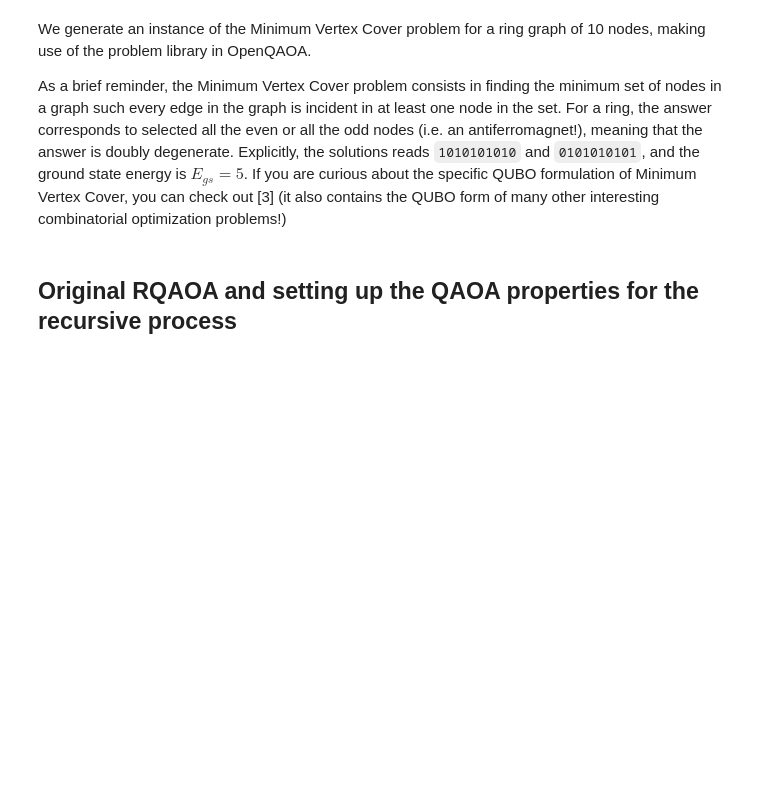
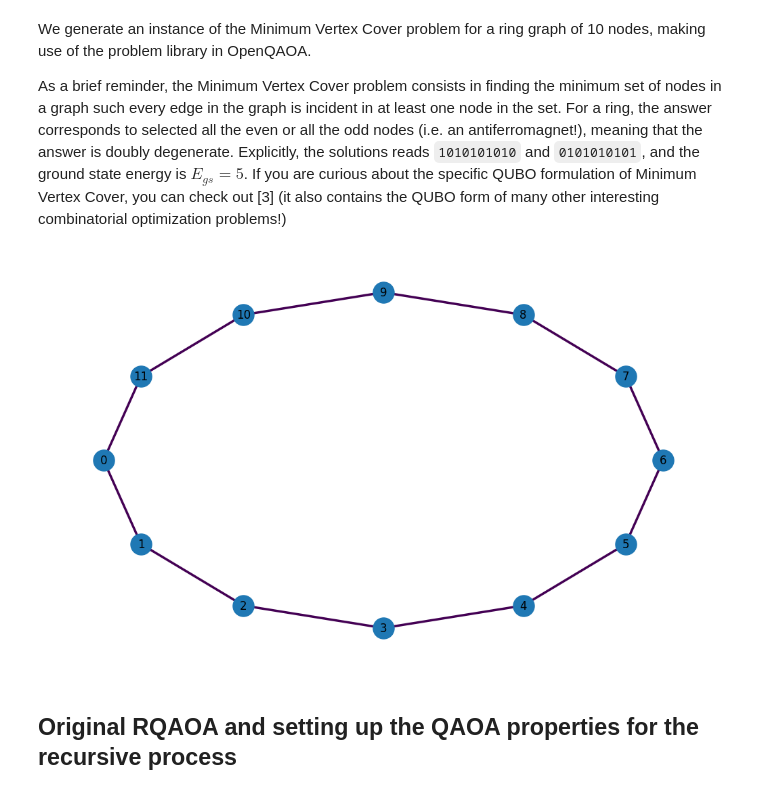
Before and after one commit to kidiki/openqaoa, a Jupyter notebook: examples/09_RQAOA_example.ipynb, the cells around one changed output. Cells and saved outputs as stored; diff of their text form; code cells hidden in the pictures; blank space fills up the shorter version.

```diff
--- a/examples/09_RQAOA_example.ipynb
+++ b/examples/09_RQAOA_example.ipynb
@@ -49,17 +49,20 @@ We generate an instance of the Minimum Vertex Cover problem for a ring graph of
 As a brief reminder, the Minimum Vertex Cover problem consists in finding the minimum set of nodes in a graph such every edge in the graph is incident in at least one node in the set. For a ring, the answer corresponds to selected all the even or all the odd nodes (i.e. an antiferromagnet!), meaning that the answer is doubly degenerate. Explicitly, the solutions reads ``1010101010`` and ``0101010101``, and the ground state energy is $E_{gs} = 5$. If you are curious about the specific QUBO formulation of Minimum Vertex Cover, you can check out [3] (it also contains the QUBO form of many other interesting combinatorial optimization problems!)
 # %%
 # Number of qubits
-n_qubits = 10
+n_qubits = 12
 
 # Ring graph
 G = nx.circulant_graph(n_qubits,[1])
+plot_graph(G)
 
 # Minimum vertex cover parameters
 field = 1.0
 penalty = 10
 
 # Define problem instance
 vc = MinimumVertexCover(G,field = field,penalty = penalty).get_qubo_problem()
+# %% [output]
+[figure, added]
 # %% [markdown]
 ## Original RQAOA and setting up the QAOA properties for the recursive process
 # %% [markdown]
```
Also changed, not shown: parts of 9 cells of this notebook, 16 other files.
